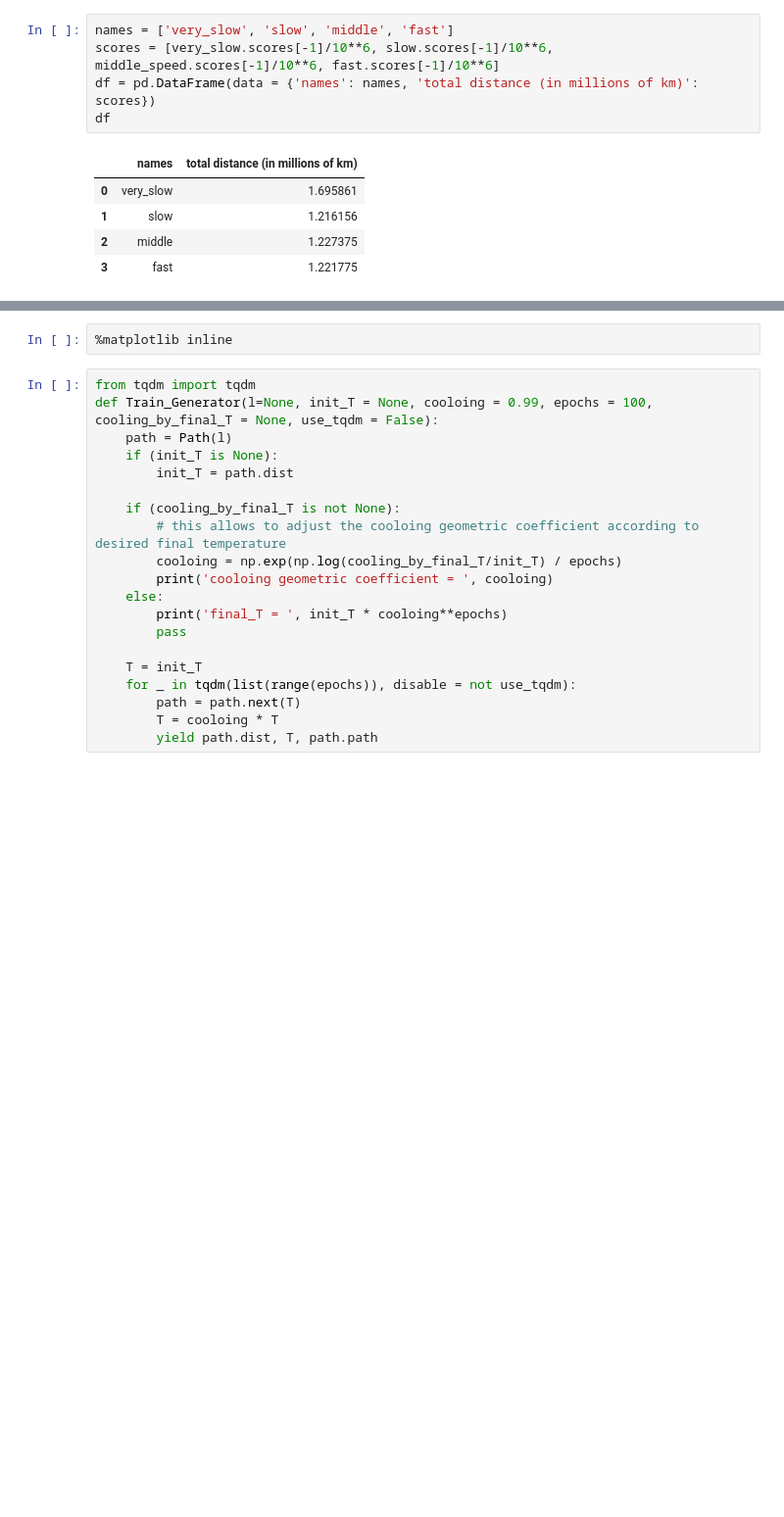
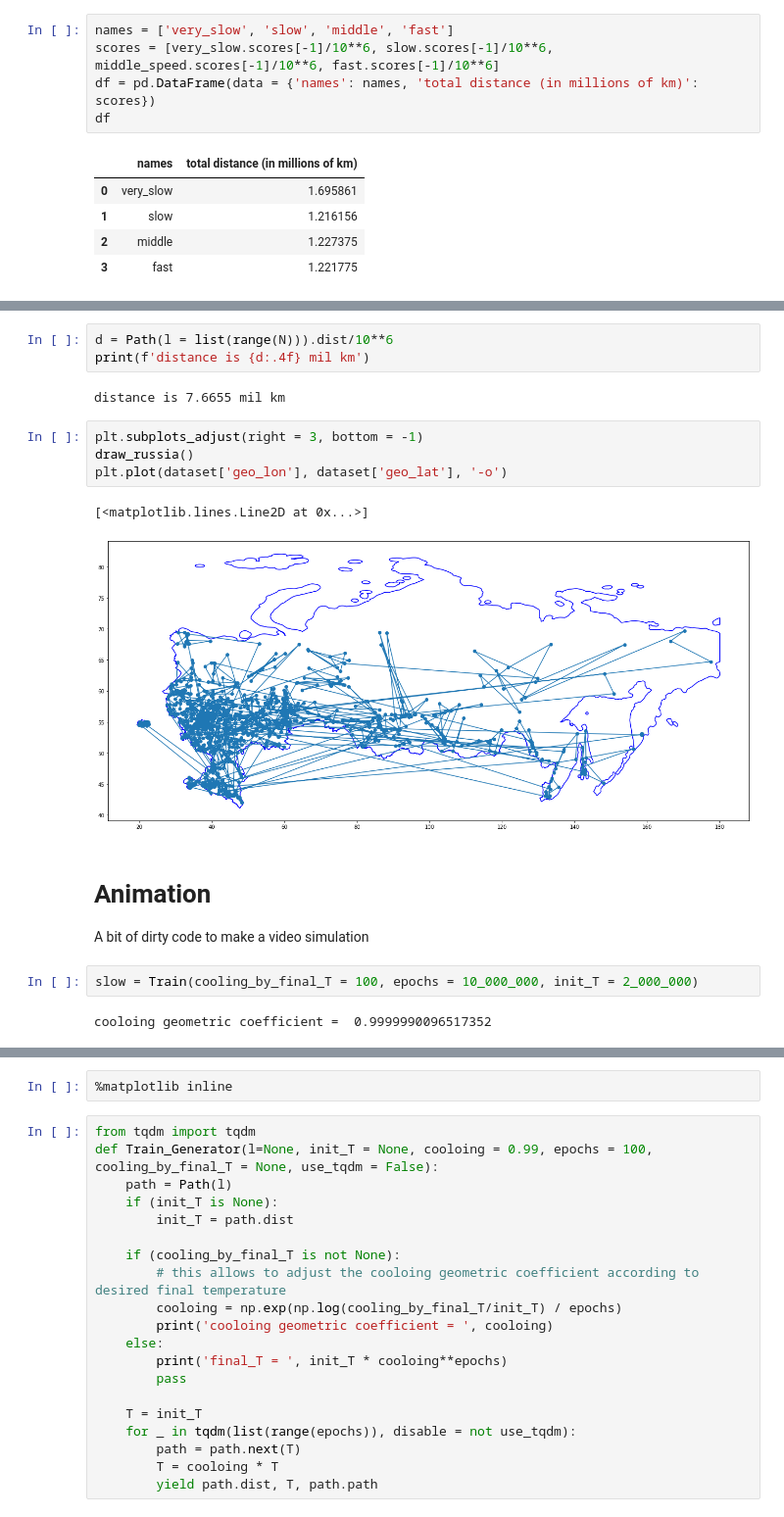
Before and after one commit to Andrey862/assig3, a Jupyter notebook: Assig.ipynb, the cells around one changed output, grey strips where cells are left out. Shown at 98% size. Drawn from its saved outputs; the diff is of its cells as text; blank space fills up the shorter version.

```diff
--- a/Assig.ipynb
+++ b/Assig.ipynb
@@ -207,0 +233,19 @@ plt.plot(dataset['geo_lon'][slow.path.path], dataset['geo_lat'][slow.path.path],
+# %%
+d = Path(l = list(range(N))).dist/10**6
+print(f'distance is {d:.4f} mil km')
+# %% [output]
+distance is 7.6655 mil km
+# %%
+plt.subplots_adjust(right = 3, bottom = -1)
+draw_russia()
+plt.plot(dataset['geo_lon'], dataset['geo_lat'], '-o')
+# %% [output]
+[<matplotlib.lines.Line2D at 0x...>]
+[figure, added]
+# %% [markdown]
+# Animation
+A bit of dirty code to make a video simulation
+# %%
+slow = Train(cooling_by_final_T = 100, epochs = 10_000_000, init_T = 2_000_000)
+# %% [output]
+cooloing geometric coefficient =  0.9999990096517352
```
Also changed, not shown: parts of 13 cells of this notebook.
